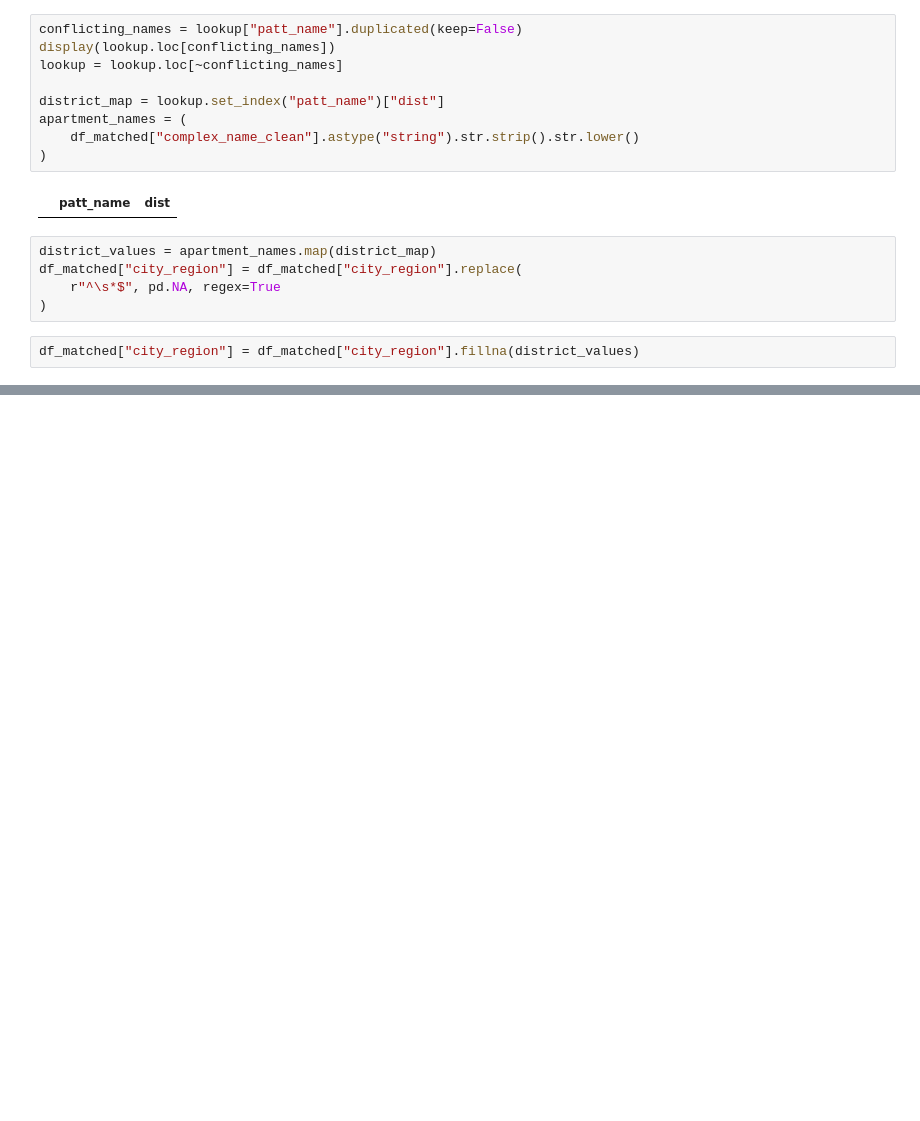
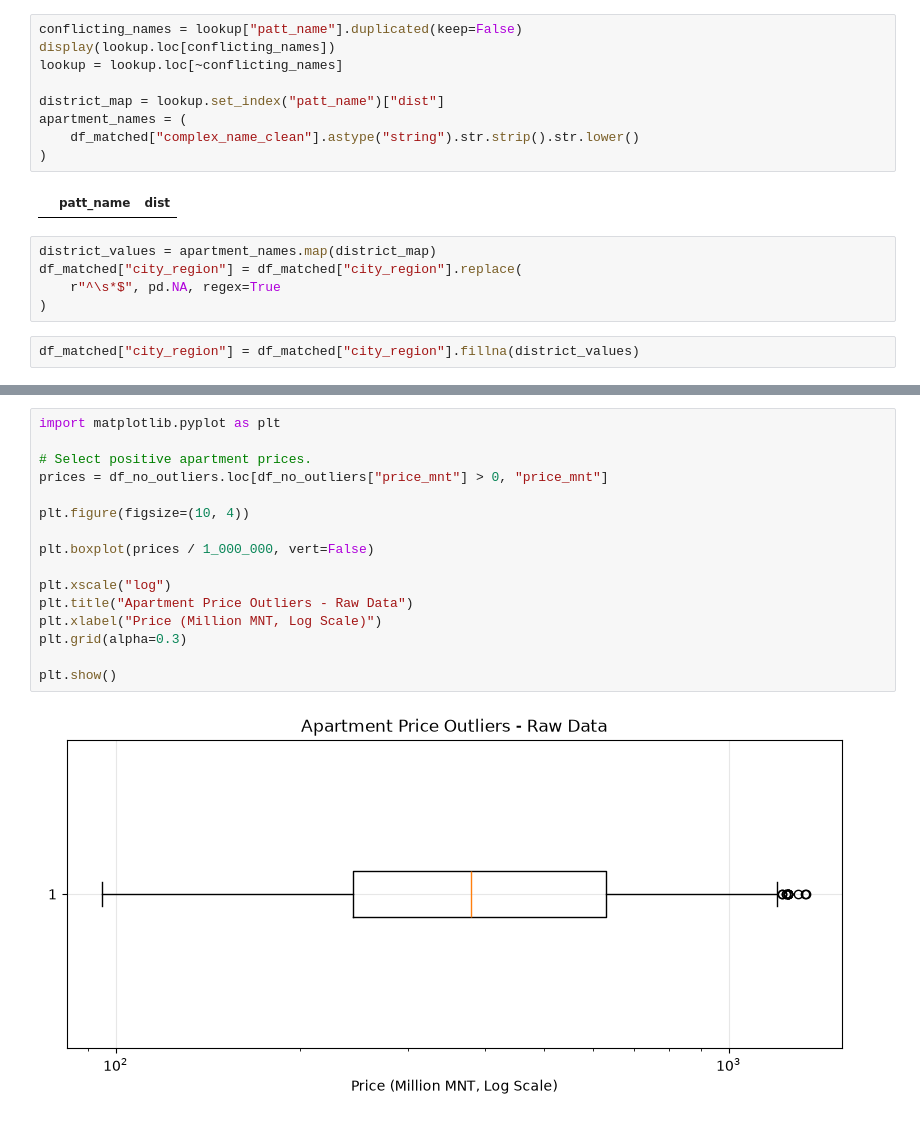
Before and after one commit to 2026328-Dashzeveg-Purevtogtokh/Machine-Learning-Sep26, a Jupyter notebook: CA1-ML-Apartment-Price-Prediction/notebooks/2026328_Machine_Learning_CA1_V1.ipynb, the cells around one changed output, grey strips where cells are left out. Drawn from its saved outputs; the diff is of its cells as text; blank space fills up the shorter version.

```diff
--- a/CA1-ML-Apartment-Price-Prediction/notebooks/2026328_Machine_Learning_CA1_V1.ipynb
+++ b/CA1-ML-Apartment-Price-Prediction/notebooks/2026328_Machine_Learning_CA1_V1.ipynb
@@ -624,0 +956,18 @@ Max price_mnt: 615650000000
+# %%
+import matplotlib.pyplot as plt
+
+# Select positive apartment prices.
+prices = df_no_outliers.loc[df_no_outliers["price_mnt"] > 0, "price_mnt"]
+
+plt.figure(figsize=(10, 4))
+
+plt.boxplot(prices / 1_000_000, vert=False)
+
+plt.xscale("log")
+plt.title("Apartment Price Outliers - Raw Data")
+plt.xlabel("Price (Million MNT, Log Scale)")
+plt.grid(alpha=0.3)
+
+plt.show()
+# %% [output]
+[figure, added]
```
Also changed, not shown: parts of 33 cells of this notebook.
